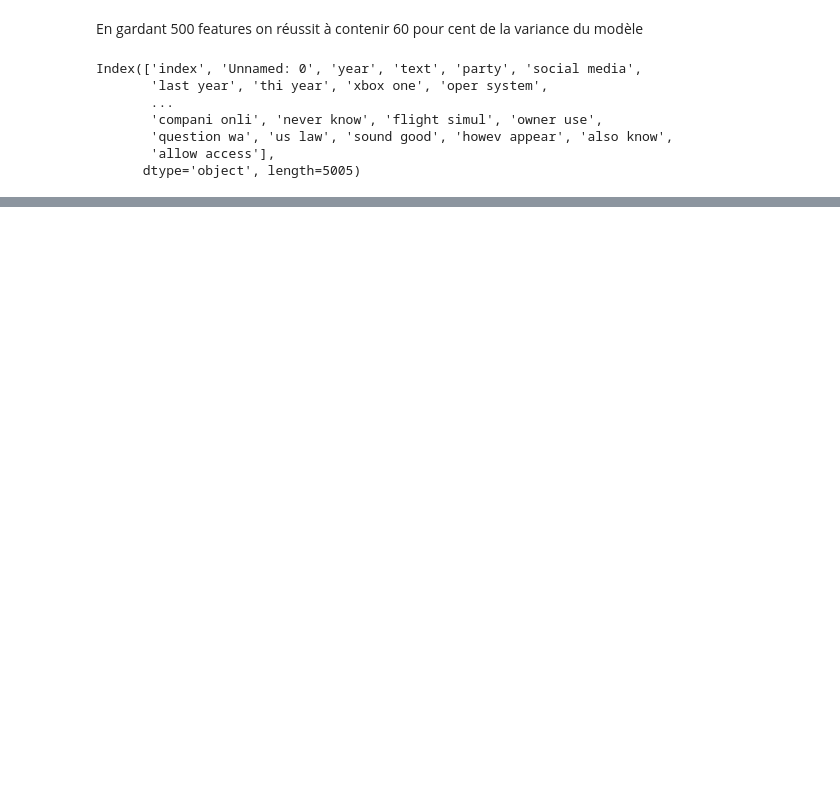
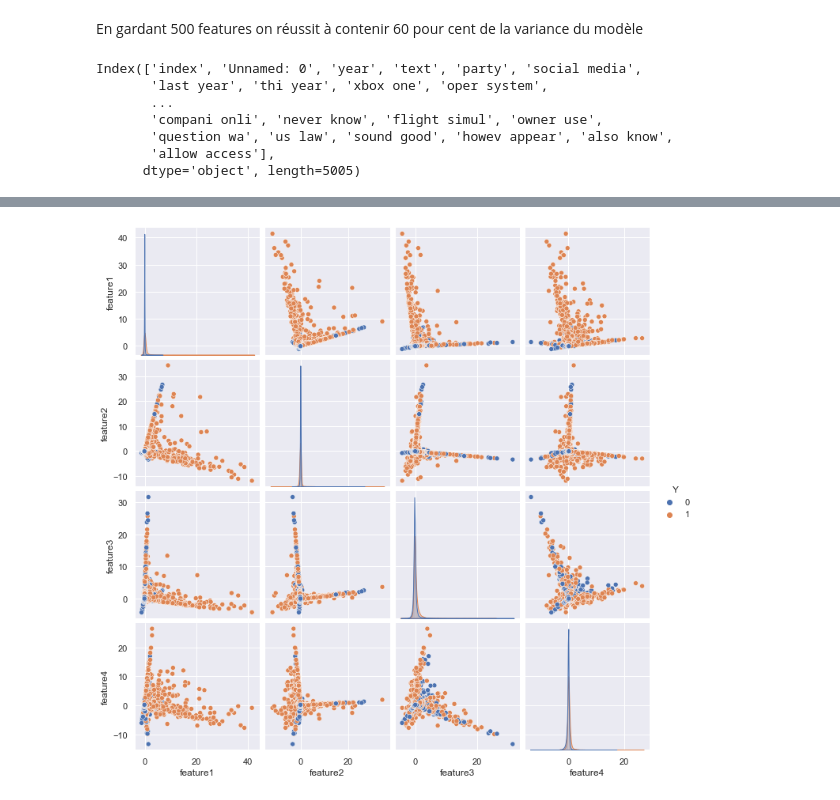
Before and after one commit to ismakrout/NLP-project, a Jupyter notebook: NB_5.ipynb, the cells around one changed output, grey strips where cells are left out. Saved outputs shown, nothing was run; the diff lists cells and outputs as text; code cells hidden in the pictures; blank space fills up the shorter version.

```diff
--- a/NB_5.ipynb
+++ b/NB_5.ipynb
@@ -229,3 +344,9 @@ Accuracy: 0.881876686734482
+# %%
+sns.set()
+sns.pairplot(df_with_500_features[['feature1', 'feature2', 'feature3', 'feature4', 'Y']], hue="Y")
+plt.show()
+# %% [output]
+[figure, added]
 # %%
 X = df_with_500_features.iloc[:, :10]
 y = df_with_500_features['Y']
```
Also changed, not shown: parts of 22 cells of this notebook.
